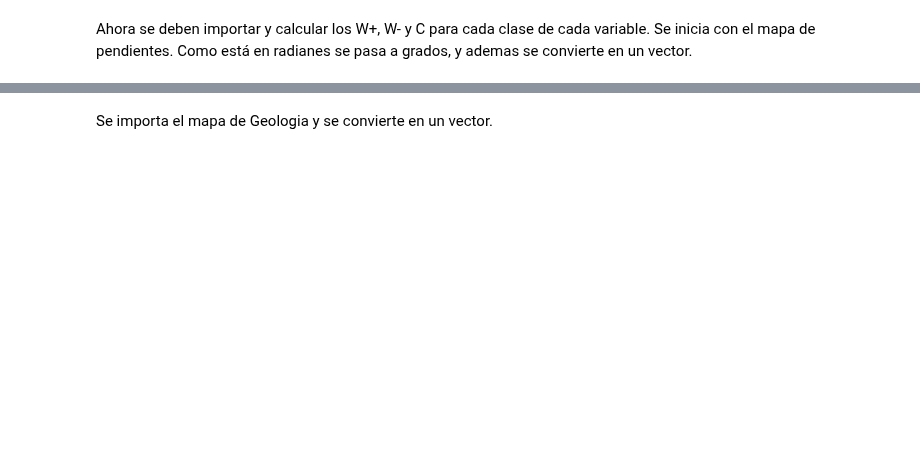
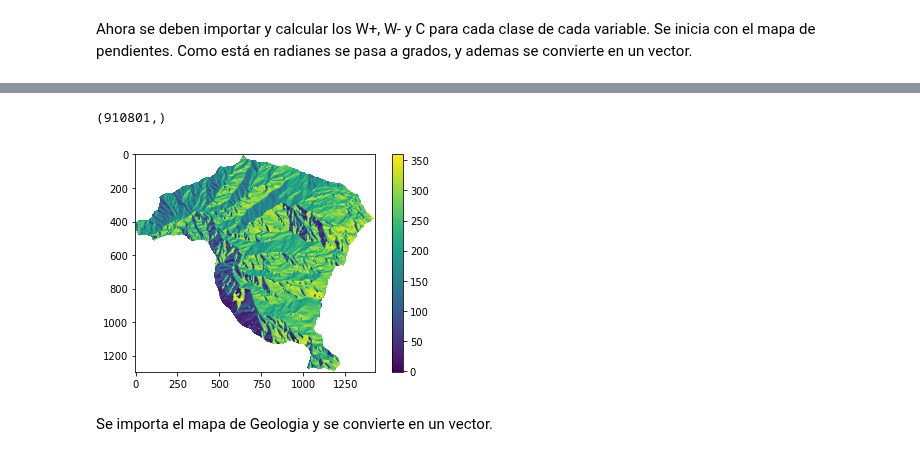
Before and after one commit to edieraristizabal/Libro_cartoGeotecnia, a Jupyter notebook: _sources/08_bivariado.ipynb, the cells around one changed output, grey strips where cells are left out. Drawn from its saved outputs; the diff is of its cells as text; code cells hidden in the pictures; blank space fills up the shorter version.

```diff
--- a/_sources/08_bivariado.ipynb
+++ b/_sources/08_bivariado.ipynb
@@ -152,2 +147,13 @@ pendiente_vector_MenM=pendiente_vector[~np.isnan(pendiente_vector)]
+# %%
+raster = rio.open('https://github.com/edieraristizabal/Libro_cartoGeotecnia/blob/master/data/Aspecto.tif?raw=true')
+aspecto=raster.read(1)
+aspecto=np.where(aspecto<-100,np.nan,aspecto)
+aspecto_vector=aspecto.ravel()
+aspecto_vector_MenM=aspecto_vector[~np.isnan(aspecto_vector)]
+plt.imshow(aspecto)
+plt.colorbar()
+# %% [output]
+(910801,)
+[figure, added]
 # %% [markdown]
 Se importa el mapa de Geologia y se convierte en un vector.
```
Also changed, not shown: parts of 36 cells of this notebook, 17 other files.
